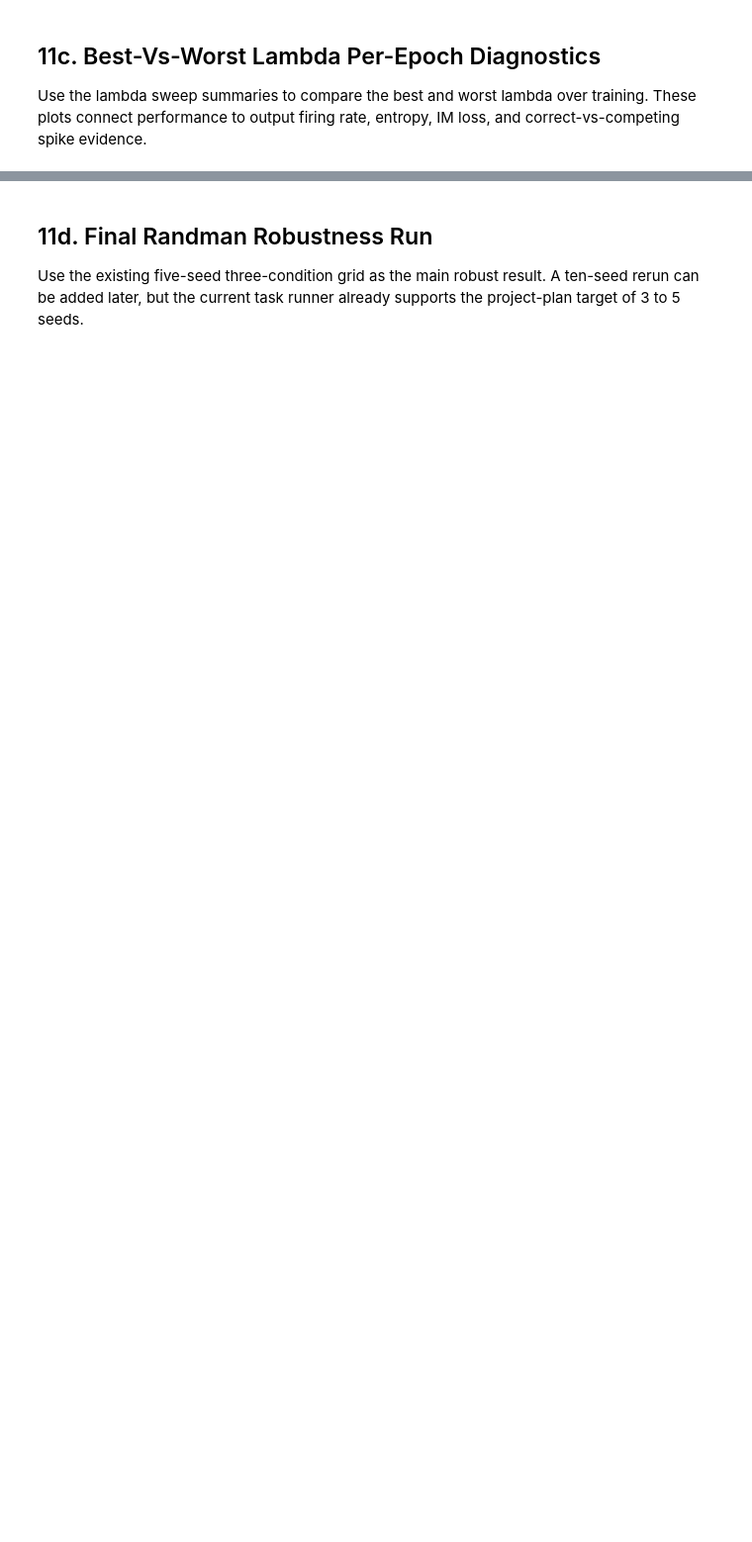
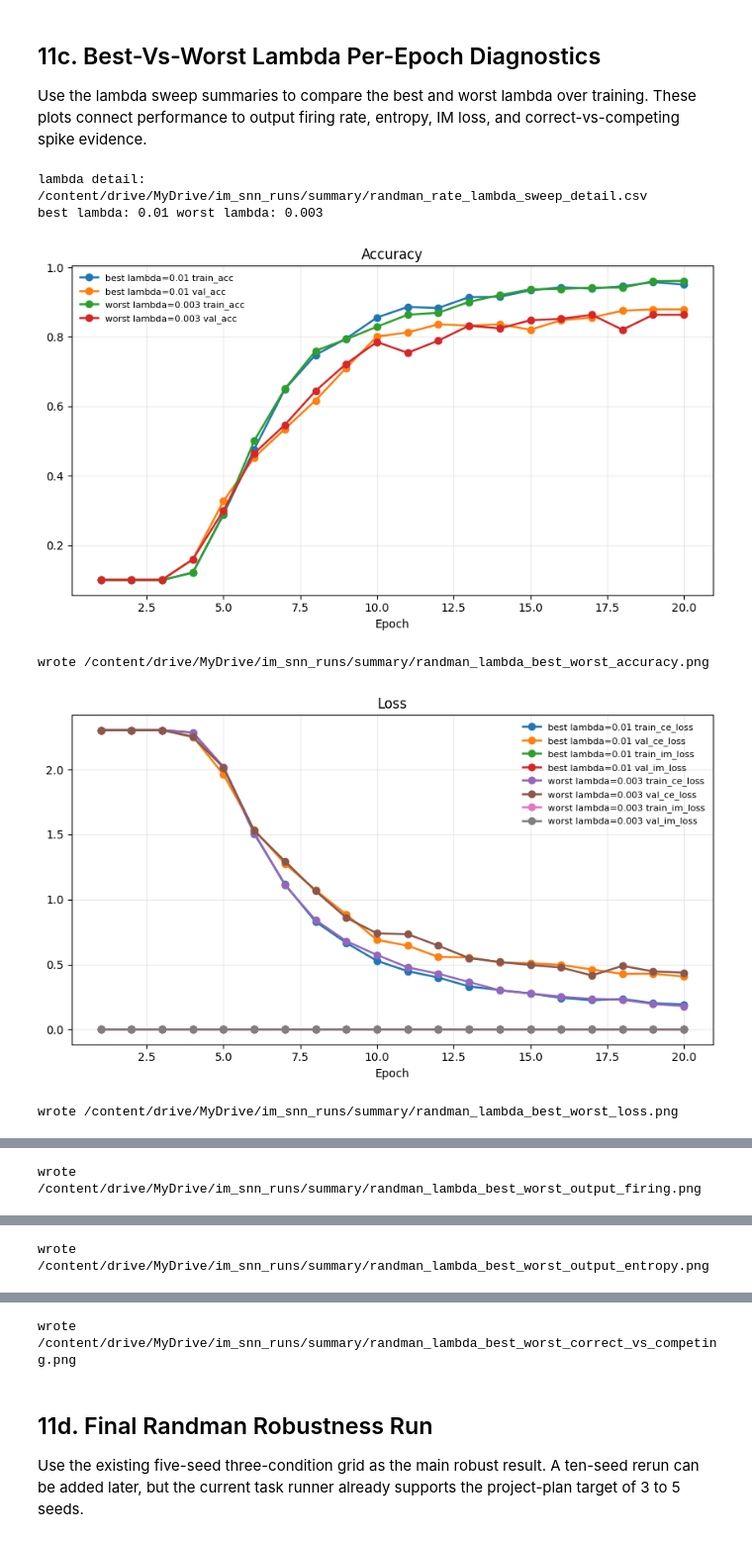
Before and after one commit to MuHe03/IM-Loss-Temporal-SNN, a Jupyter notebook: notebooks/colab_run_experiments.ipynb, the cells around one changed output, grey strips where cells are left out. Shown at 99% size. Saved outputs shown, nothing was run; the diff lists cells and outputs as text; code cells hidden in the pictures; blank space fills up the shorter version.

```diff
--- a/notebooks/colab_run_experiments.ipynb
+++ b/notebooks/colab_run_experiments.ipynb
@@ -67,7 +67,7 @@ For a private repo where you do not own the GitHub permissions, the safest path
 If you already manually unzipped the repo and `%cd`'d into it, this cell will reuse the current folder.
 # %%
 ZIP_PATH = Path("/content/drive/MyDrive/IM-Loss-Temporal-SNN.zip")
-REPO_URL = ""  # Optional. Leave empty for private-repo zip workflow.
+REPO_URL = "https://github.com/MuHe03/IM-Loss-Temporal-SNN"  # Optional. Leave empty for private-repo zip workflow.
 REPO_DIR = Path("/content/IM-Loss-Temporal-SNN")
 
 try:
@@ -600,6 +647,39 @@ if RUN_RATE_LAMBDA_SUMMARY:
 ## 11c. Best-Vs-Worst Lambda Per-Epoch Diagnostics
 Use the lambda sweep summaries to compare the best and worst lambda over training. These plots connect performance to output firing rate, entropy, IM loss, and correct-vs-competing spike evidence.
 # %%
+import csv
+import math
+from statistics import mean
+
+import matplotlib.pyplot as plt
+
+
+def read_csv_rows(path):
+    path = Path(path)
+    if not path.exists():
+        print("missing:", path)
+        return []
+    with path.open(newline="") as handle:
+        return list(csv.DictReader(handle))
+
+
+def to_float(value, default=math.nan):
+    try:
+        if value == "" or value is None:
+            return default
+        return float(value)
+    except (TypeError, ValueError):
+        return default
+
+
+def save_current_figure(path):
+    path = Path(path)
+    path.parent.mkdir(parents=True, exist_ok=True)
+    plt.tight_layout()
+    plt.savefig(path, dpi=220)
+    plt.show()
+    print("wrote", path)
+
 def read_lambda_detail(dataset="Randman", loss_type="rate"):
     detail_path = summary_dir / f"{dataset.lower()}_{loss_type}_lambda_sweep_detail.csv"
     rows = read_csv_rows(detail_path)
@@ -650,30 +730,37 @@ if lambda_rows:
         (["train_firing_rate_output", "val_firing_rate_output"], "Output firing rate", "output_firing"),
         (["train_entropy_output", "val_entropy_output"], "Output entropy", "output_entropy"),
         (["train_correct_class_output_spike_count_mean", "train_max_competing_output_spike_count_mean"], "Train correct vs competing spikes", "correct_vs_competing"),
     ]
 
     for keys, title, file_tag in metric_groups:
         plt.figure(figsize=(8.5, 5.0))
         plotted = False
         for label, lam, row in selected:
             metrics_path, metrics_rows = load_metrics_csv(row["run_dir"])
             if not metrics_rows:
                 print("missing metrics:", metrics_path)
                 continue
             epochs = [int(to_float(r.get("epoch"), i + 1)) for i, r in enumerate(metrics_rows)]
             for key in keys:
                 values = [to_float(r.get(key)) for r in metrics_rows]
                 if all(math.isnan(v) for v in values):
                     continue
                 plotted = True
                 plt.plot(epochs, values, marker="o", linewidth=1.8, label=f"{label} lambda={lam} {key}")
         if plotted:
             plt.title(title)
             plt.xlabel("Epoch")
             plt.grid(alpha=0.25)
             plt.legend(frameon=False, fontsize=8)
             save_current_figure(summary_dir / f"randman_lambda_best_worst_{file_tag}.png")
         else:
             plt.close()
 else:
     print("Run and summarize the lambda sweep first.")
+# %% [output]
+lambda detail: /content/drive/MyDrive/im_snn_runs/summary/randman_rate_lambda_sweep_detail.csv
+best lambda: 0.01 worst lambda: 0.003
+[figure, added]
+wrote /content/drive/MyDrive/im_snn_runs/summary/randman_lambda_best_worst_accuracy.png
+[figure, added]
+wrote /content/drive/MyDrive/im_snn_runs/summary/randman_lambda_best_worst_loss.png
@@ -679,0 +768 @@ else:
+wrote /content/drive/MyDrive/im_snn_runs/summary/randman_lambda_best_worst_output_firing.png
@@ -679,0 +770 @@ else:
+wrote /content/drive/MyDrive/im_snn_runs/summary/randman_lambda_best_worst_output_entropy.png
@@ -680,3 +772,4 @@ else:
+wrote /content/drive/MyDrive/im_snn_runs/summary/randman_lambda_best_worst_correct_vs_competing.png
 # %% [markdown]
 ## 11d. Final Randman Robustness Run
 Use the existing five-seed three-condition grid as the main robust result. A ten-seed rerun can be added later, but the current task runner already supports the project-plan target of 3 to 5 seeds.
```
Also changed, not shown: parts of 18 cells of this notebook.
